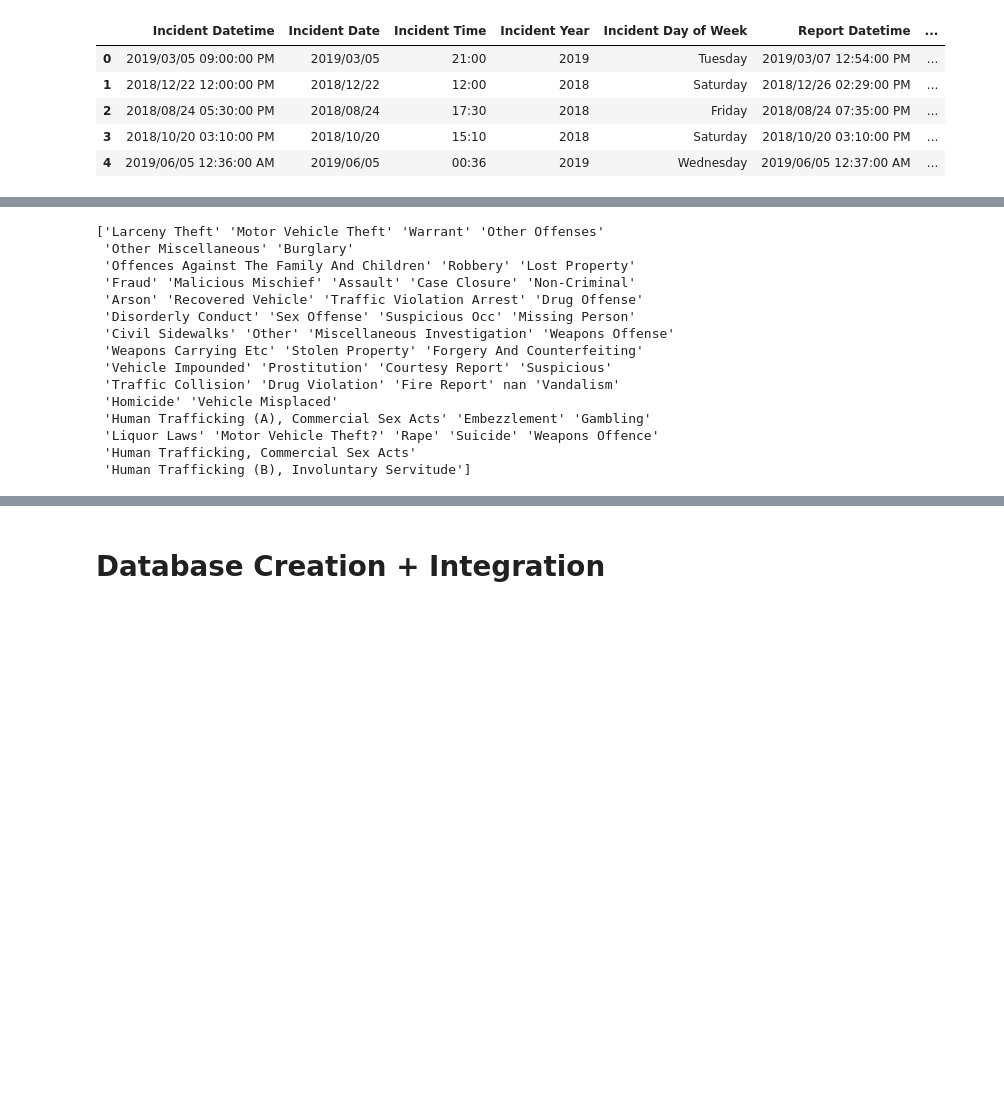
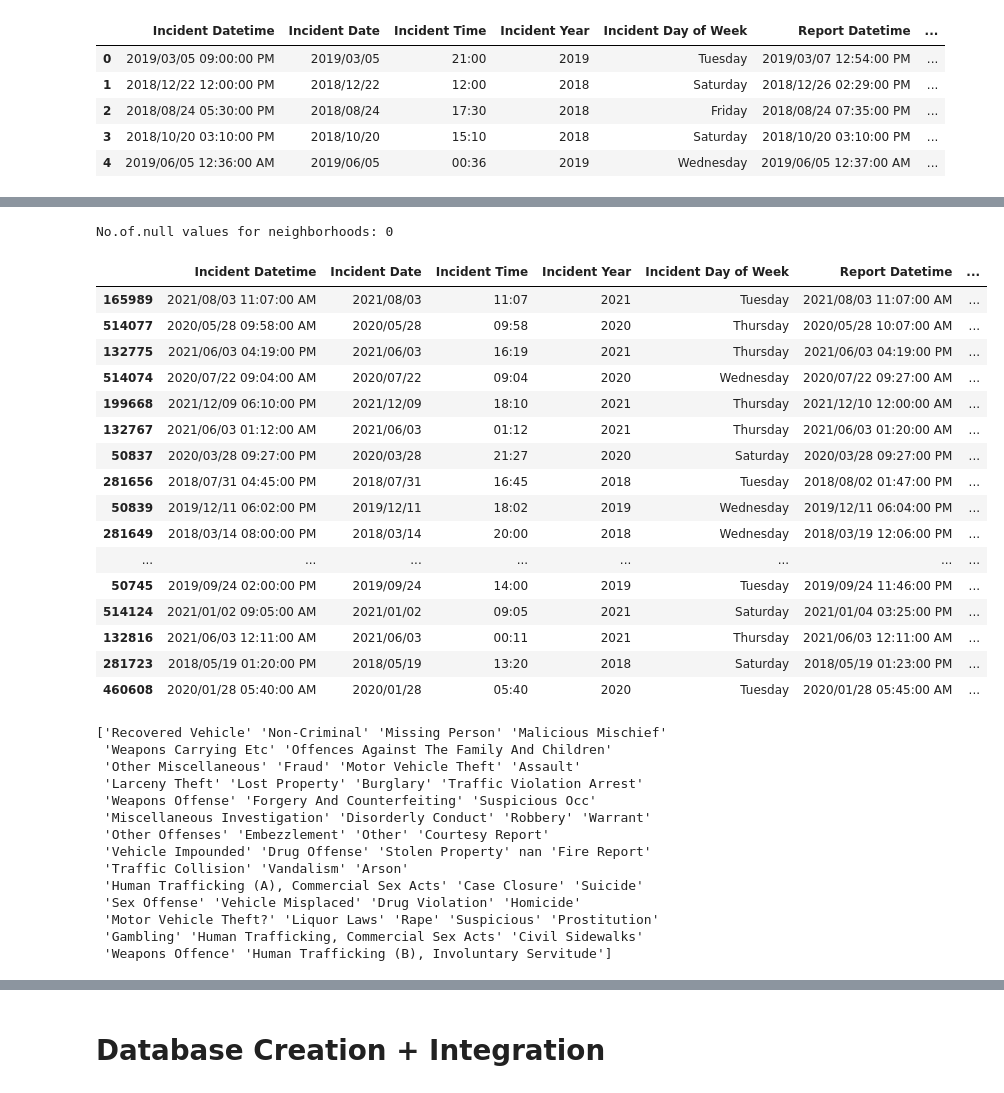
Before and after one commit to badkins2908/Final-Project, a Jupyter notebook: GWU_Data_Analytics_Final_Project.ipynb, the cells around one changed output, grey strips where cells are left out. Cells and saved outputs as stored; diff of their text form; code cells hidden in the pictures; blank space fills up the shorter version.

```diff
--- a/GWU_Data_Analytics_Final_Project.ipynb
+++ b/GWU_Data_Analytics_Final_Project.ipynb
@@ -509,3 +633,5 @@ crime_df.head()
 | 2 | 2018/08/24 05:30:00 PM | 2018/08/24 | 17:30 | 2018 | Friday | 2018/08/24 07:35:00 PM | ... |
 | 3 | 2018/10/20 03:10:00 PM | 2018/10/20 | 15:10 | 2018 | Saturday | 2018/10/20 03:10:00 PM | ... |
 | 4 | 2019/06/05 12:36:00 AM | 2019/06/05 | 00:36 | 2019 | Wednesday | 2019/06/05 12:37:00 AM | ... |
+# %%
+crime_df = crime_df.sort_values('Analysis Neighborhood')
@@ -512,19 +653,66 @@ crime_df.head()
+# %%
+crime_df = crime_df.rename(columns = {'Analysis Neighborhood' : 'AnalysisNeighborhood'})
+# %%
+# filter out geo locations that are null
+crime_df = crime_df[crime_df.AnalysisNeighborhood.notnull()]
+# %%
+# after dropping nulls, get the number fo NaN values in neighborhoods
+na_rows = crime_df['AnalysisNeighborhood'].isna().sum()
+print("No.of.null values for neighborhoods:",
+      na_rows)
+# %% [output]
+No.of.null values for neighborhoods: 0
+# %%
+# New column for Incident Category Score
+
+crime = { "violent":
+     ["Arson", "Assault", "Warrant", "Burglary", "Homicide", "Human Trafficking (A)", "Human Trafficking (B)", "Human Trafficking", "Missing Persons", "Motor Vehicle Theft", "Motor Vehicle Theft?", "Offenses Against The Family And Children", "Rape", "Weapons Offense"],
+  "disturbing-the-peace":
+     ["Drug Offense", "Disorderly Conduct", "Drug Violation", "Liquor Laws", "Malicious Mischief", "Sex Offense", "Vandalism"],
+  "non-violent":
+     ["Civil Sidewalks", "Embezzlement", "Forgery And Counterfeiting", "Fraud", "Gambling", "Non-Criminal", "Prostitution", "Recovered Vehicle", "Burglary", "Larceny Theft", "Motor Vehicle Theft", "Robbery", "Suspicious Occ", "Suicide", "Suspicious", "Traffic Violation Arrest", "Traffic Collision", "Vehicle Impouded", "Vehicle Misplaced", "Warrant", "Weapons Carrying"]
+}
+
+
+# New column for Incident Category Score
+crime_df['IncidentCategoryScore'] = np.where(crime_df['Incident Category'].isin(crime['violent']), 20, 0)
+crime_df['IncidentCategoryScore'] = np.where(np.logical_and(crime_df['Incident Category'].isin( crime['non-violent']), crime_df['IncidentCategoryScore']== 0), 5, crime_df['IncidentCategoryScore'])
+crime_df['IncidentCategoryScore'] = np.where(np.logical_and(crime_df['Incident Category'].isin(crime['disturbing-the-peace']), crime_df['IncidentCategoryScore']== 0), 1, crime_df['IncidentCategoryScore'])
+
+crime_df.head(30)
+# %% [output]
+|  | Incident Datetime | Incident Date | Incident Time | Incident Year | Incident Day of Week | Report Datetime | ... |
+| 165989 | 2021/08/03 11:07:00 AM | 2021/08/03 | 11:07 | 2021 | Tuesday | 2021/08/03 11:07:00 AM | ... |
+| 514077 | 2020/05/28 09:58:00 AM | 2020/05/28 | 09:58 | 2020 | Thursday | 2020/05/28 10:07:00 AM | ... |
+| 132775 | 2021/06/03 04:19:00 PM | 2021/06/03 | 16:19 | 2021 | Thursday | 2021/06/03 04:19:00 PM | ... |
+| 514074 | 2020/07/22 09:04:00 AM | 2020/07/22 | 09:04 | 2020 | Wednesday | 2020/07/22 09:27:00 AM | ... |
+| 199668 | 2021/12/09 06:10:00 PM | 2021/12/09 | 18:10 | 2021 | Thursday | 2021/12/10 12:00:00 AM | ... |
+| 132767 | 2021/06/03 01:12:00 AM | 2021/06/03 | 01:12 | 2021 | Thursday | 2021/06/03 01:20:00 AM | ... |
+| 50837 | 2020/03/28 09:27:00 PM | 2020/03/28 | 21:27 | 2020 | Saturday | 2020/03/28 09:27:00 PM | ... |
+| 281656 | 2018/07/31 04:45:00 PM | 2018/07/31 | 16:45 | 2018 | Tuesday | 2018/08/02 01:47:00 PM | ... |
+| 50839 | 2019/12/11 06:02:00 PM | 2019/12/11 | 18:02 | 2019 | Wednesday | 2019/12/11 06:04:00 PM | ... |
+| 281649 | 2018/03/14 08:00:00 PM | 2018/03/14 | 20:00 | 2018 | Wednesday | 2018/03/19 12:06:00 PM | ... |
+| ... | ... | ... | ... | ... | ... | ... | ... |
+| 50745 | 2019/09/24 02:00:00 PM | 2019/09/24 | 14:00 | 2019 | Tuesday | 2019/09/24 11:46:00 PM | ... |
+| 514124 | 2021/01/02 09:05:00 AM | 2021/01/02 | 09:05 | 2021 | Saturday | 2021/01/04 03:25:00 PM | ... |
+| 132816 | 2021/06/03 12:11:00 AM | 2021/06/03 | 00:11 | 2021 | Thursday | 2021/06/03 12:11:00 AM | ... |
+| 281723 | 2018/05/19 01:20:00 PM | 2018/05/19 | 13:20 | 2018 | Saturday | 2018/05/19 01:23:00 PM | ... |
+| 460608 | 2020/01/28 05:40:00 AM | 2020/01/28 | 05:40 | 2020 | Tuesday | 2020/01/28 05:45:00 AM | ... |
 # %%
 # Types of incidents
 print(crime_df['Incident Category'].unique())
 # %% [output]
-['Larceny Theft' 'Motor Vehicle Theft' 'Warrant' 'Other Offenses'
- 'Other Miscellaneous' 'Burglary'
- 'Offences Against The Family And Children' 'Robbery' 'Lost Property'
- 'Fraud' 'Malicious Mischief' 'Assault' 'Case Closure' 'Non-Criminal'
- 'Arson' 'Recovered Vehicle' 'Traffic Violation Arrest' 'Drug Offense'
- 'Disorderly Conduct' 'Sex Offense' 'Suspicious Occ' 'Missing Person'
- 'Civil Sidewalks' 'Other' 'Miscellaneous Investigation' 'Weapons Offense'
- 'Weapons Carrying Etc' 'Stolen Property' 'Forgery And Counterfeiting'
- 'Vehicle Impounded' 'Prostitution' 'Courtesy Report' 'Suspicious'
- 'Traffic Collision' 'Drug Violation' 'Fire Report' nan 'Vandalism'
- 'Homicide' 'Vehicle Misplaced'
- 'Human Trafficking (A), Commercial Sex Acts' 'Embezzlement' 'Gambling'
- 'Liquor Laws' 'Motor Vehicle Theft?' 'Rape' 'Suicide' 'Weapons Offence'
- 'Human Trafficking, Commercial Sex Acts'
- 'Human Trafficking (B), Involuntary Servitude']
+['Recovered Vehicle' 'Non-Criminal' 'Missing Person' 'Malicious Mischief'
+ 'Weapons Carrying Etc' 'Offences Against The Family And Children'
+ 'Other Miscellaneous' 'Fraud' 'Motor Vehicle Theft' 'Assault'
+ 'Larceny Theft' 'Lost Property' 'Burglary' 'Traffic Violation Arrest'
+ 'Weapons Offense' 'Forgery And Counterfeiting' 'Suspicious Occ'
+ 'Miscellaneous Investigation' 'Disorderly Conduct' 'Robbery' 'Warrant'
+ 'Other Offenses' 'Embezzlement' 'Other' 'Courtesy Report'
+ 'Vehicle Impounded' 'Drug Offense' 'Stolen Property' nan 'Fire Report'
+ 'Traffic Collision' 'Vandalism' 'Arson'
+ 'Human Trafficking (A), Commercial Sex Acts' 'Case Closure' 'Suicide'
+ 'Sex Offense' 'Vehicle Misplaced' 'Drug Violation' 'Homicide'
+ 'Motor Vehicle Theft?' 'Liquor Laws' 'Rape' 'Suspicious' 'Prostitution'
+ 'Gambling' 'Human Trafficking, Commercial Sex Acts' 'Civil Sidewalks'
+ 'Weapons Offence' 'Human Trafficking (B), Involuntary Servitude']
```
Also changed, not shown: parts of 143 cells of this notebook.
